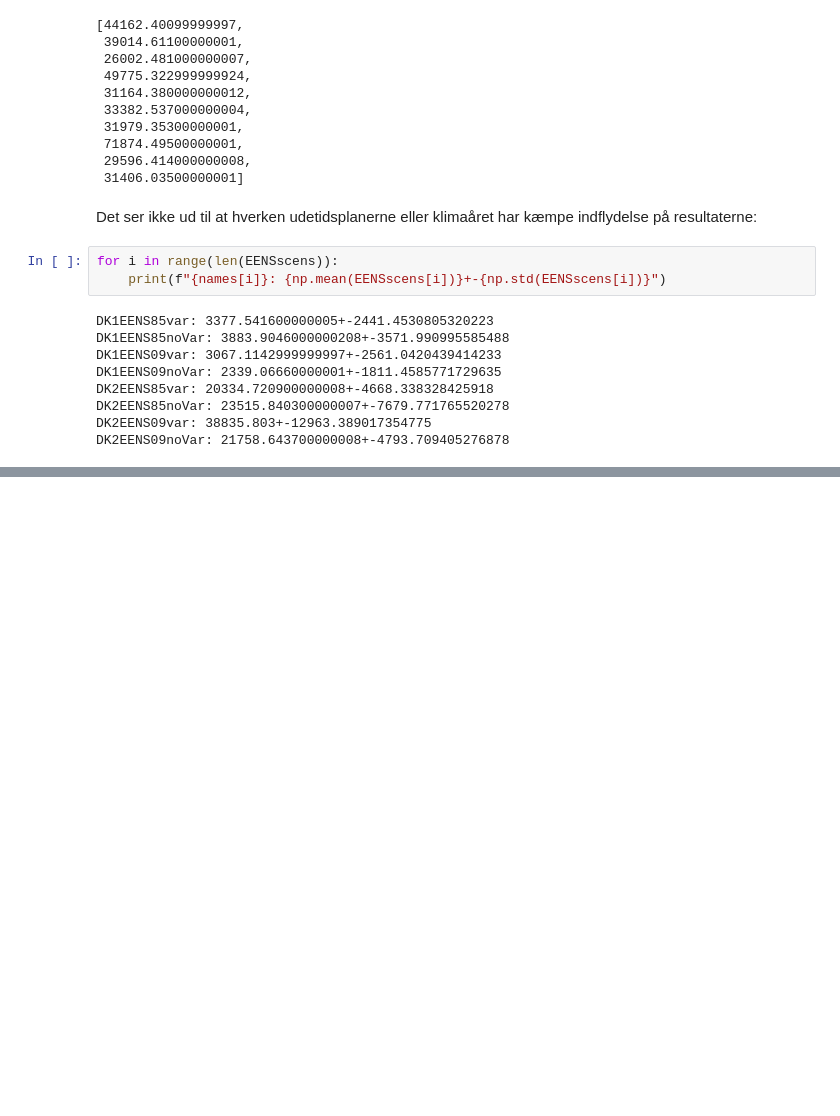
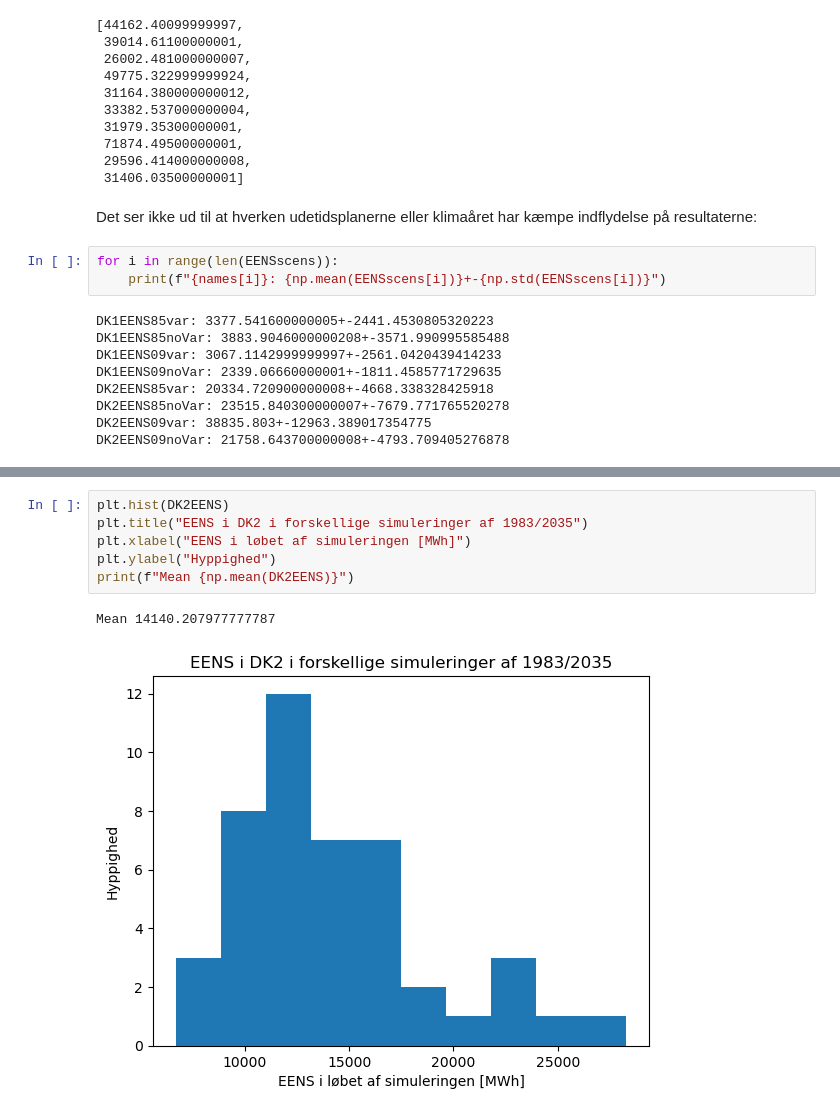
Before and after one commit to JeppeSchultzNielsen/REO-Sisyfos-lite, a Jupyter notebook: analysis/Stochastic.ipynb, the cells around one changed output, grey strips where cells are left out. Saved outputs shown, nothing was run; the diff lists cells and outputs as text; blank space fills up the shorter version.

```diff
--- a/analysis/Stochastic.ipynb
+++ b/analysis/Stochastic.ipynb
@@ -68,0 +105,9 @@ DK2EENS09noVar: 21758.643700000008+-4793.709405276878
+# %%
+plt.hist(DK2EENS)
+plt.title("EENS i DK2 i forskellige simuleringer af 1983/2035")
+plt.xlabel("EENS i løbet af simuleringen [MWh]")
+plt.ylabel("Hyppighed")
+print(f"Mean {np.mean(DK2EENS)}")
+# %% [output]
+Mean 14140.207977777787
+[figure, added]
```
Also changed, not shown: parts of 2 cells of this notebook, 6 other files.
